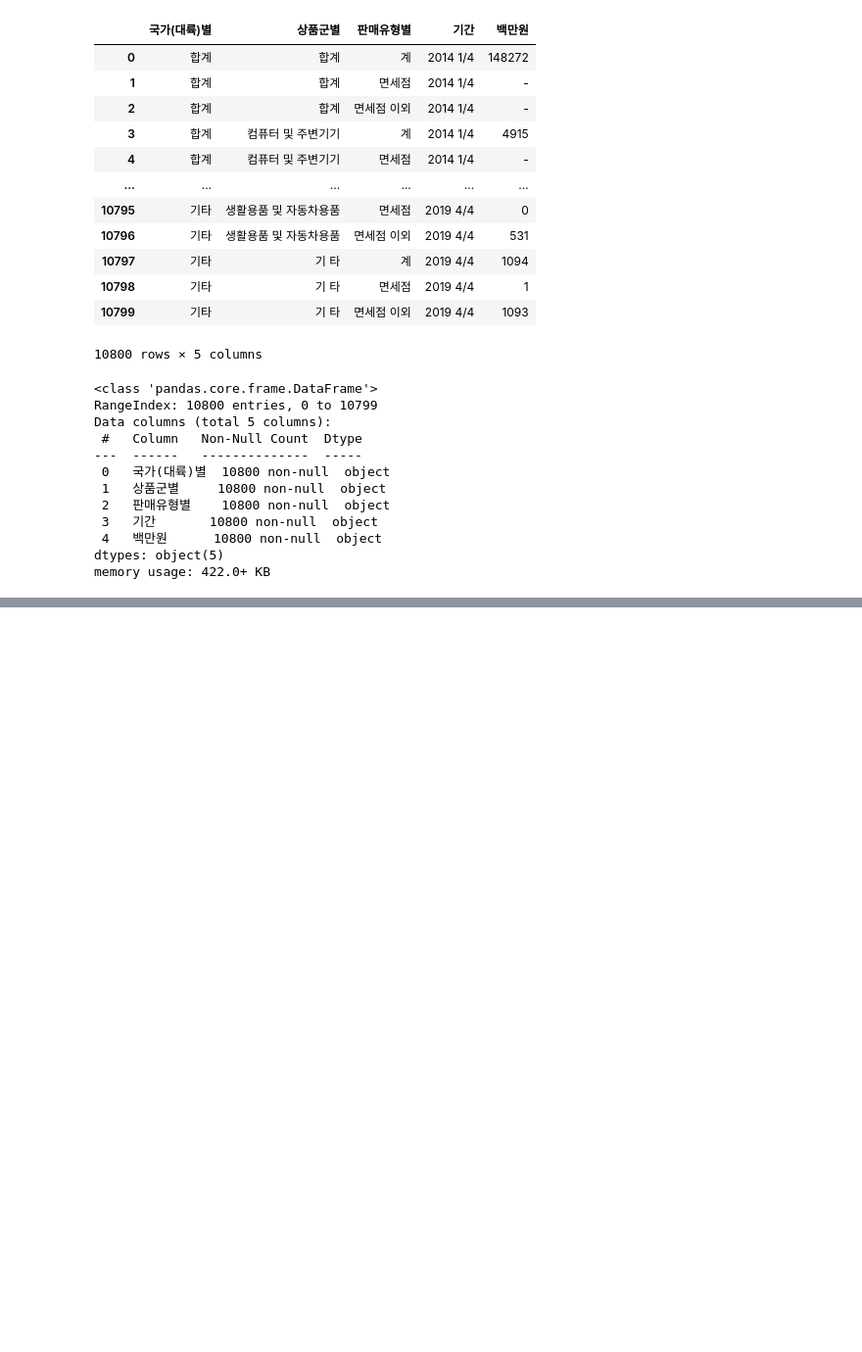
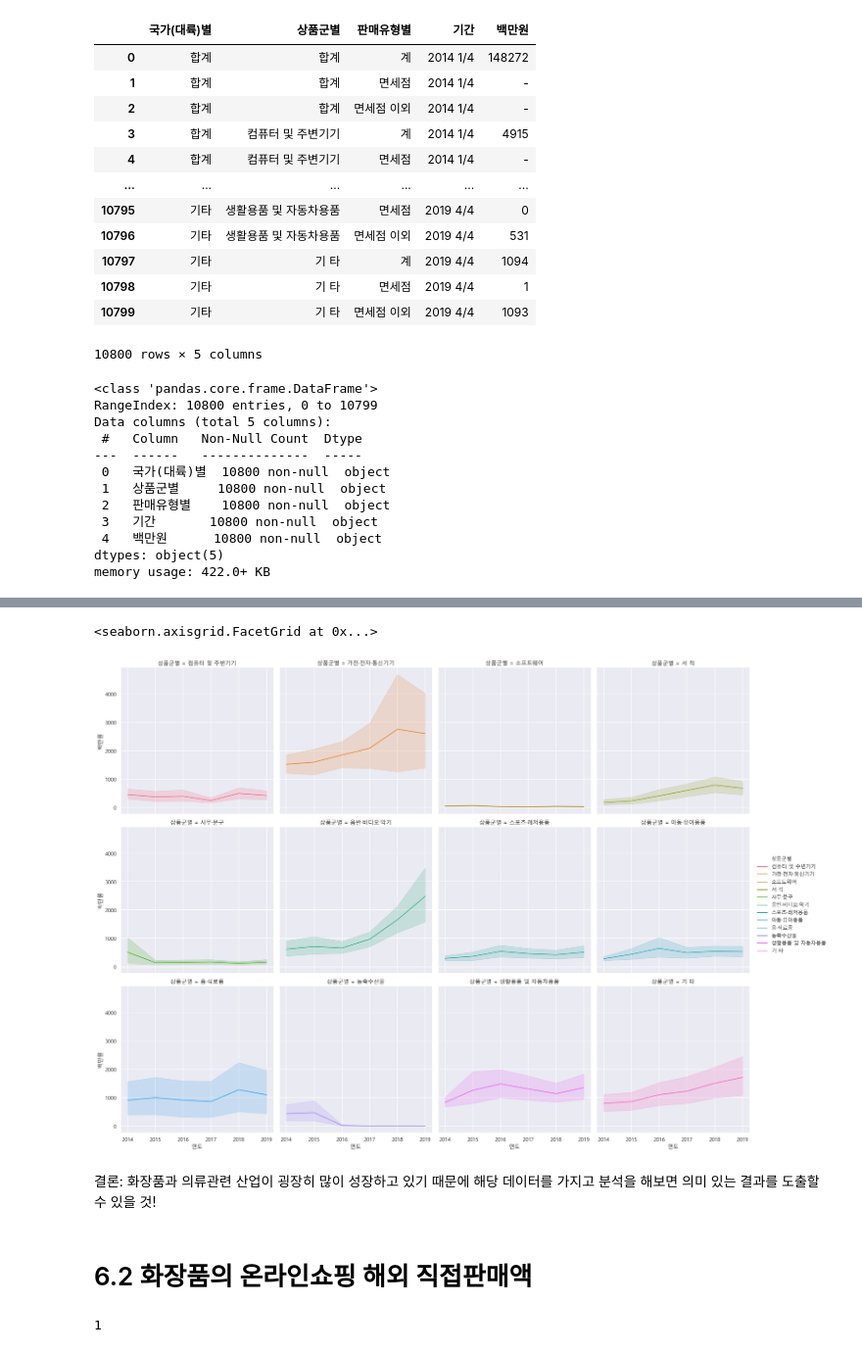
Before and after one commit to Gyu-Seok0/Career, a Jupyter notebook: 파이썬으로 시작하는 데이터 사이언스/5. K-Beauty 온라인 판매분석.ipynb, the cells around one changed output, grey strips where cells are left out. Shown at 98% size. Saved outputs shown, nothing was run; the diff lists cells and outputs as text; code cells hidden in the pictures; blank space fills up the shorter version.

```diff
--- a/파이썬으로 시작하는 데이터 사이언스/5. K-Beauty 온라인 판매분석.ipynb
+++ b/파이썬으로 시작하는 데이터 사이언스/5. K-Beauty 온라인 판매분석.ipynb
@@ -120,0 +231,16 @@ memory usage: 422.0+ KB
+# %%
+#연도별 판매액을 상품군별로 relplot을 활용해 서브플롯으로 그려보기.
+sns.relplot(data=df_sub, x="연도", y="백만원",
+            hue="상품군별",col="상품군별",kind='line', col_wrap = 4)
+# %% [output]
+<seaborn.axisgrid.FacetGrid at 0x...>
+[figure, added]
+# %% [markdown]
+결론: 화장품과 의류관련 산업이 굉장히 많이 성장하고 있기 때문에 해당 데이터를 가지고 분석을 해보면 의미 있는 결과를 도출할 수 있을 것!
+# %% [markdown]
+#  6.2 화장품의 온라인쇼핑 해외 직접판매액
+# %%
+df_cosmetic = df_total[df_total["상품군별"] == "화장품"].copy()
+df_cosmetic["상품군별"].nunique()
+# %% [output]
+1
```
Also changed, not shown: parts of 23 cells of this notebook, 3 other files.
